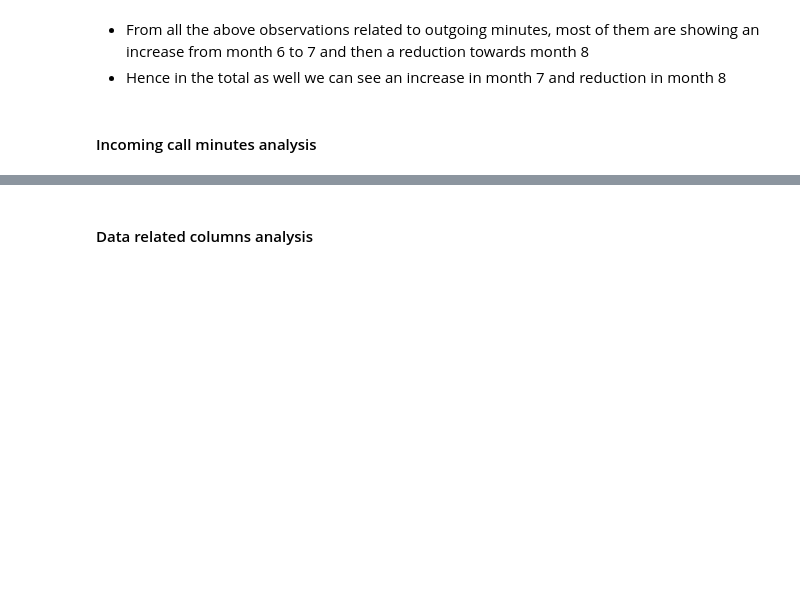
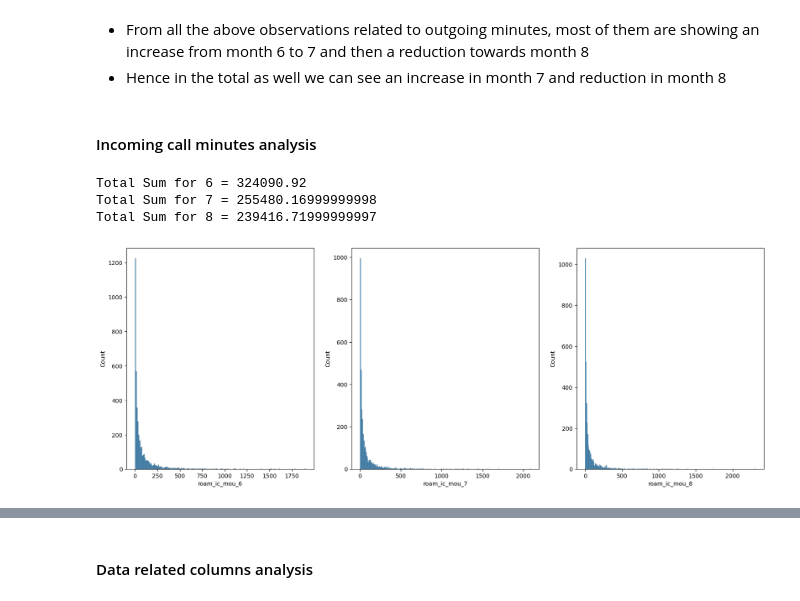
Before and after one commit to vighu0710/TelecomChurnPrediction, a Jupyter notebook: Telecom churn prediction.ipynb, the cells around one changed output, grey strips where cells are left out. Drawn from its saved outputs; the diff is of its cells as text; code cells hidden in the pictures; blank space fills up the shorter version.

Commit message:
incoming call and date  columns univariate analysis

```diff
--- a/Telecom churn prediction.ipynb
+++ b/Telecom churn prediction.ipynb
@@ -888,3 +888,23 @@ Total Sum for 8 = 11213883.52
 - Hence in the total as well we can see an increase in month 7 and reduction in month 8
 # %% [markdown]
 #### Incoming call minutes analysis
+# %%
+def comp_month_histplot(column_name, min_value):
+	fig, axs = plt.subplots(1,3,figsize=(20,7))
+	sns.histplot(Telecom_df_filtered[Telecom_df_filtered[column_name+'_6']>=min_value][column_name+'_6'],ax=axs[0])
+	sns.histplot(Telecom_df_filtered[Telecom_df_filtered[column_name+'_7']>=min_value][column_name+'_7'],ax=axs[1])
+	sns.histplot(Telecom_df_filtered[Telecom_df_filtered[column_name+'_8']>=min_value][column_name+'_8'],ax=axs[2])
+	fig.show()
+
+	print('Total Sum for 6 = {0}'.format(Telecom_df_filtered[column_name+'_6'].sum()))
+	print('Total Sum for 7 = {0}'.format(Telecom_df_filtered[column_name+'_7'].sum()))
+	print('Total Sum for 8 = {0}'.format(Telecom_df_filtered[column_name+'_8'].sum()))
+# %%
+# roaming incoming minutes greater than 1 as below that the values are same across the months
+
+comp_month_histplot('roam_ic_mou',1)
+# %% [output]
+Total Sum for 6 = 324090.92
+Total Sum for 7 = 255480.16999999998
+Total Sum for 8 = 239416.71999999997
+[figure, added]
```
Also changed, not shown: parts of 30 cells of this notebook.
